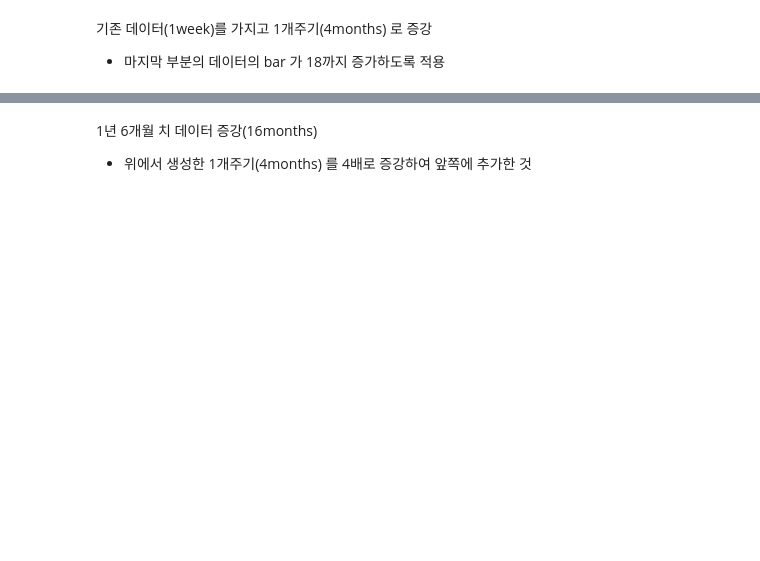
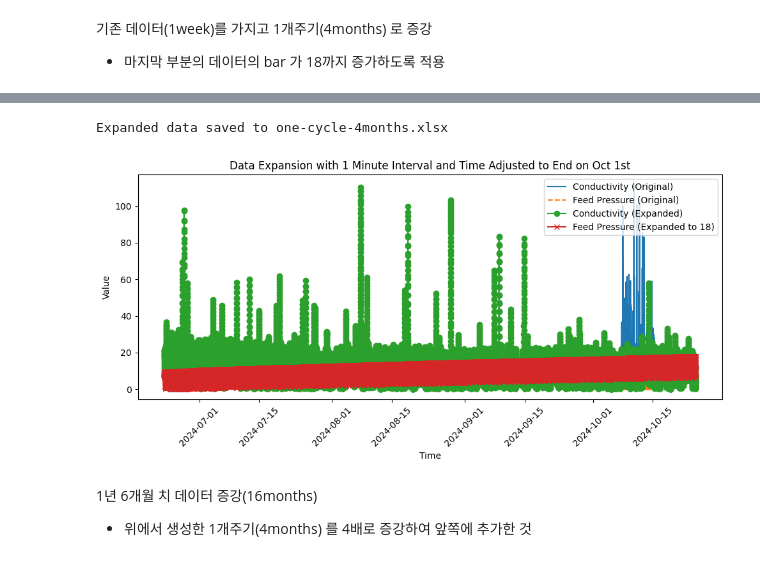
Before and after one commit to AquaMarine-AI/ProjectAW, a Jupyter notebook: data_agumentation_final.ipynb, the cells around one changed output, grey strips where cells are left out. Saved outputs shown, nothing was run; the diff lists cells and outputs as text; code cells hidden in the pictures; blank space fills up the shorter version.

```diff
--- a/data_agumentation_final.ipynb
+++ b/data_agumentation_final.ipynb
@@ -11,7 +11,7 @@ from datetime import datetime, timedelta
 from scipy.interpolate import interp1d
 
 # CSV 파일 불러오기 및 처리
-file_name = '(0923-0930)시간-처리수전기전도도-유입압력.csv'
+file_name = '2차 통합운전데이터(1007_).CSV'
 df = pd.read_csv(file_name)
 
 # E열 (처리수 전기전도도), K열 (RO유입압력) 추출
@@ -29,10 +29,10 @@ print(df_selected.head())
 # 1. 시간 간격을 1분으로 설정하며 시간 데이터를 16배로 확장
 time_min = df_selected['Time'].min()
 
-# 데이터 간격이 1분이므로, 전체 데이터의 길이를 16배로 늘린 후 마지막 시간을 10월 1일로 맞춤
+# 데이터 길이가 1주일이므로, 전체 데이터의 길이를 16배로 늘림(4개월)
 time_new = pd.date_range(start=time_min, periods=len(df_selected) * 16, freq='T')
 
-# 2. 각 특성 데이터를 보간해서 16배로 확장
+# 2. 각 특성 데이터를 선형보간
 conductivity_interp = interp1d(np.arange(len(df_selected)), df_selected['conductivity'], kind='linear')
 feed_pressure_interp = interp1d(np.arange(len(df_selected)), df_selected['feed_pressure'], kind='linear')
 
@@ -54,8 +54,8 @@ df_expanded = pd.DataFrame({
     'feed_pressure': feed_pressure_new
 })
 
-# 마지막 시간을 10월 1일로 맞추기 위한 처리
-time_difference = pd.to_datetime('2024-10-01') - df_expanded['Time'].iloc[-1]
+# 마지막 시간을 10월 25일로 맞추기 위한 처리
+time_difference = pd.to_datetime('2024-10-25') - df_expanded['Time'].iloc[-1]
 df_expanded['Time'] = df_expanded['Time'] + time_difference
 
 # 결과 확인
@@ -82,3 +82,4 @@ plt.legend()
 plt.xticks(rotation=45)
 plt.tight_layout()
 plt.show()
+# %% [output]
@@ -85,3 +101,5 @@ plt.show()
+Expanded data saved to one-cycle-4months.xlsx
+[figure, added]
 # %% [markdown]
 1년 6개월 치 데이터 증강(16months)
 - 위에서 생성한 1개주기(4months) 를 4배로 증강하여 앞쪽에 추가한 것
```
Also changed, not shown: parts of 2 cells of this notebook.
